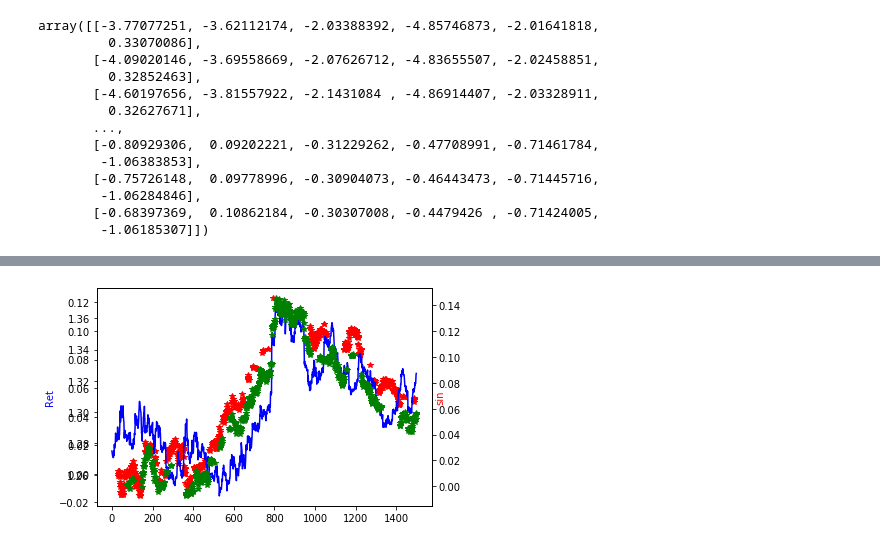
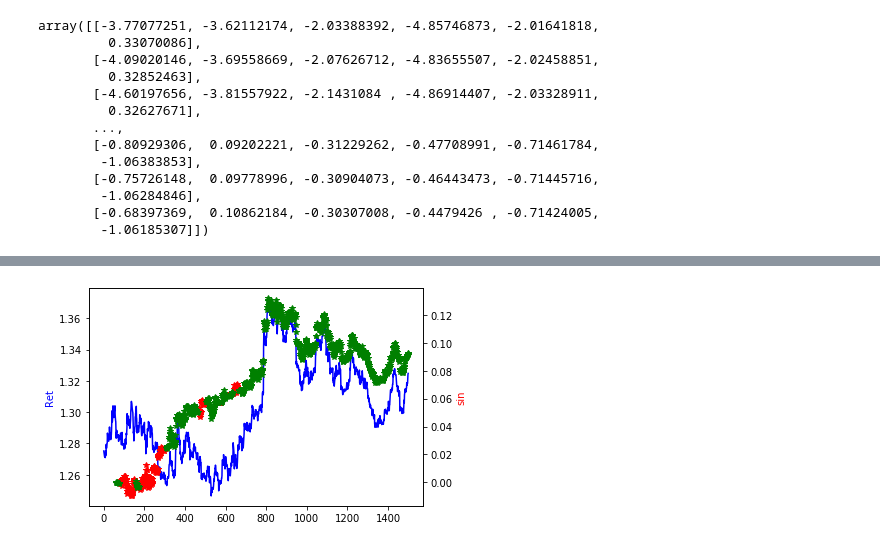
Before and after one commit to egill12/keras_tensorflow_workings, a Jupyter notebook: nntensorflow.ipynb, the cells around one changed output, grey strips where cells are left out. Drawn from its saved outputs; the diff is of its cells as text; code cells hidden in the pictures.

```diff
--- a/nntensorflow.ipynb
+++ b/nntensorflow.ipynb
@@ -132,8 +133,9 @@ model.summary()
 BATCH_SIZE = 300
 no_features = train_data.shape[2]
 model = Sequential()
-model.add(LSTM(8,batch_input_shape = (None,look_back,no_features), return_sequences = True))
-model.add(LSTM(1, return_sequences = False))
+model.add(LSTM(4,batch_input_shape = (None,look_back,no_features), return_sequences = True))
+model.add(LSTM(1, return_sequences = False, activation="softmax"))
+#model.add(Dense(2, activation= "softmax"))
 model.compile(loss = "mean_absolute_error", optimizer="adam", metrics = ['accuracy'])
 model.summary()
 # %% [output]
@@ -188,8 +190,19 @@ array([[-3.77077251, -3.62112174, -2.03388392, -4.85746873, -2.01641818,
 # %%
 from sklearn.metrics import accuracy_score
 from sklearn.metrics import confusion_matrix
+def signal(x, thold):
+    '''
+    :param x:
+    :return: signal to trade
+    '''
+    if x >= thold:
+        return 1
+    elif x <= (1-thold):
+        return -1
+    else:
+        return 0
+predicted = [signal(i, 0.55) for i in results]
 
-predicted = [np.sign(i[0]) for i in results]
 true_class = [np.sign(i[0]) for i in test_target]
 print(accuracy_score(true_class, predicted))
 
@@ -225,10 +240,9 @@ KeyError: 'Predictions'
 # %%
 #backtester_type_code
 #test_original['predicted'] = results
+# mergeing signals to the df
 predictions = pd.DataFrame({"Date" : target_dates,"Predictions": predicted})
 test_original = pd.merge(test_original,predictions,how="left", on="Date").fillna(0)
-test_original['strat_returns'] = test_original['logret']*test_original['Predictions'].shift(2)
-test_original['strat_returns_sum'] = test_original['strat_returns'].cumsum()
 test_original.columns
 # %% [output]
 Index(['spot_v_HF', 'spot_v_MF', 'spot_v_LF', 'HF_ema_diff', 'MF_ema_diff',
@@ -238 +251,9 @@ Index(['spot_v_HF', 'spot_v_MF', 'spot_v_LF', 'HF_ema_diff', 'MF_ema_diff',
       dtype='object')
+# %%
+trade_horizon = 24
+test_original["scaled_signal"] = test_original['Predictions'].shift(2).rolling(trade_horizon).sum()/trade_horizon
+# no shift needed as we have already done that inpervious step
+test_original['strat_returns'] = test_original['logret']*test_original['scaled_signal']
+test_original['strat_returns_sum'] = test_original['strat_returns'].cumsum()
+test_original["scaled_signal"].plot()
+plt.show()
@@ -254,18 +277,17 @@ plt.show()
 # %%
 # plotting the results
 
 ax1 = plt.plot()
-s1 = test_original['strat_returns_sum'].loc[test_original['Predictions_x'] <0]
-plt.plot(s1,'r*')
+s1 = test_original['CCY']
+plt.plot(s1,'b')
 plt.ylabel('Ret',color='b')
 
 ax2 = plt.gca().twinx()
-s2 = test_original['CCY']
-ax2.plot(s2, 'b')
+s2 = test_original['strat_returns_sum'].loc[test_original['scaled_signal'] <0]
+ax2.plot(s2, 'r*')
 plt.ylabel('sin', color='r')
-ax2 = plt.gca().twinx()
-s3 = test_original['strat_returns_sum'].loc[test_original['Predictions_x'] >0]
+s3 = test_original['strat_returns_sum'].loc[test_original['scaled_signal'] >0]
 ax2.plot(s3, 'g*')
 plt.show()
 # %% [output]
-[figure, old version]
+[figure, new version]
```
Also changed, not shown: parts of 10 cells of this notebook.
